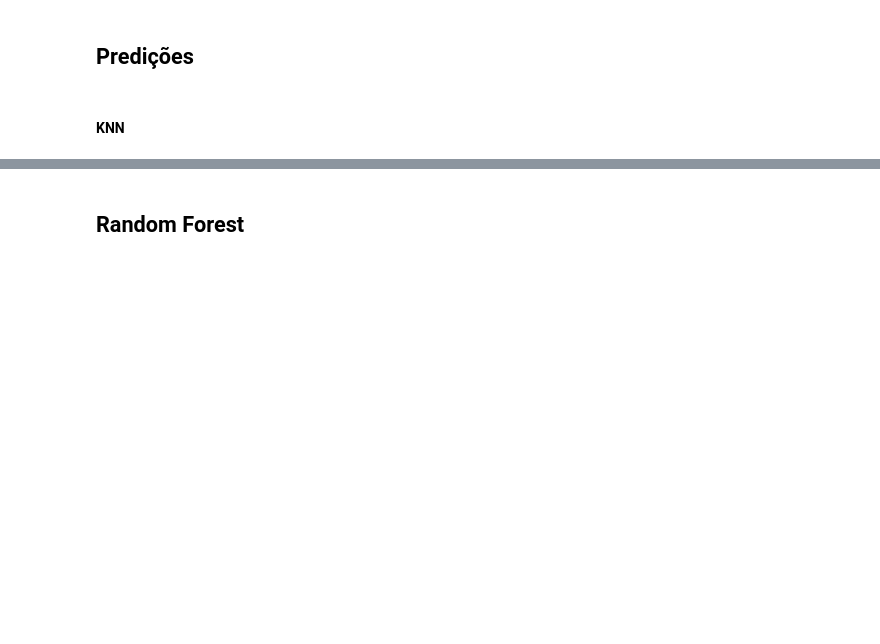
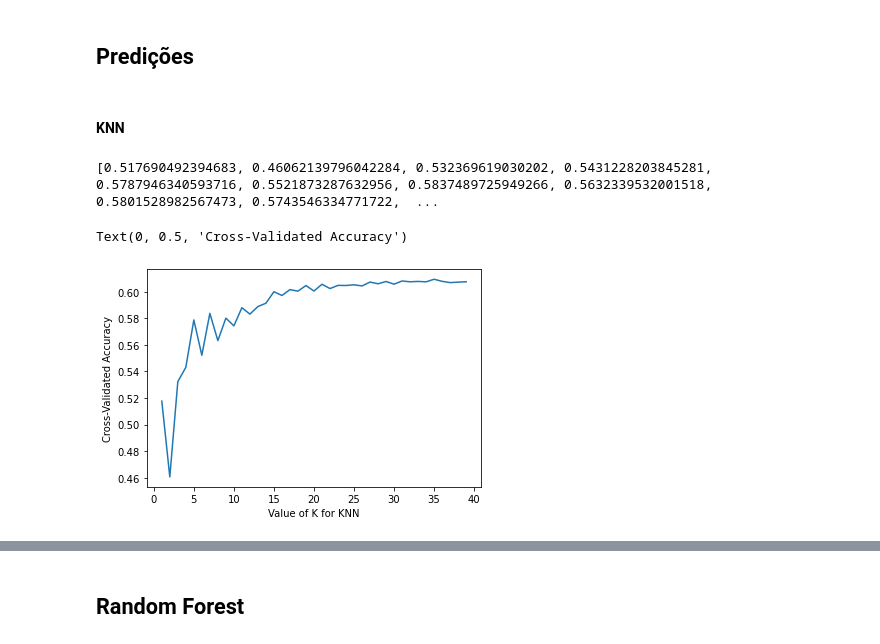
Before and after one commit to eduardoluiz7/IF697---Projeto-Ci-ncia-de-Dados, a Jupyter notebook: Projeto 2.ipynb, the cells around one changed output, grey strips where cells are left out. Drawn from its saved outputs; the diff is of its cells as text; code cells hidden in the pictures; blank space fills up the shorter version.

```diff
--- a/Projeto 2.ipynb
+++ b/Projeto 2.ipynb
@@ -127,0 +132,19 @@ model = KNeighborsClassifier(n_neighbors=22)
+# %%
+k_range = range(1, 40)
+
+k_scores = []
+
+for k in k_range:
+    knn = KNeighborsClassifier(n_neighbors=k)
+    scores = cross_val_score(knn, X_acidentes, y_acidentes, cv=3, scoring='accuracy')
+    k_scores.append(scores.mean())
+print(k_scores)
+# %% [output]
+[0.517690492394683, 0.46062139796042284, 0.532369619030202, 0.5431228203845281, 0.5787946340593716, 0.5521873287632956, 0.5837489725949266, 0.5632339532001518, 0.5801528982567473, 0.5743546334771722,  ...
+# %%
+plt.plot(k_range, k_scores)
+plt.xlabel('Value of K for KNN')
+plt.ylabel('Cross-Validated Accuracy')
+# %% [output]
+Text(0, 0.5, 'Cross-Validated Accuracy')
+[figure, added]
```
Also changed, not shown: parts of 35 cells of this notebook, 2 other files.
